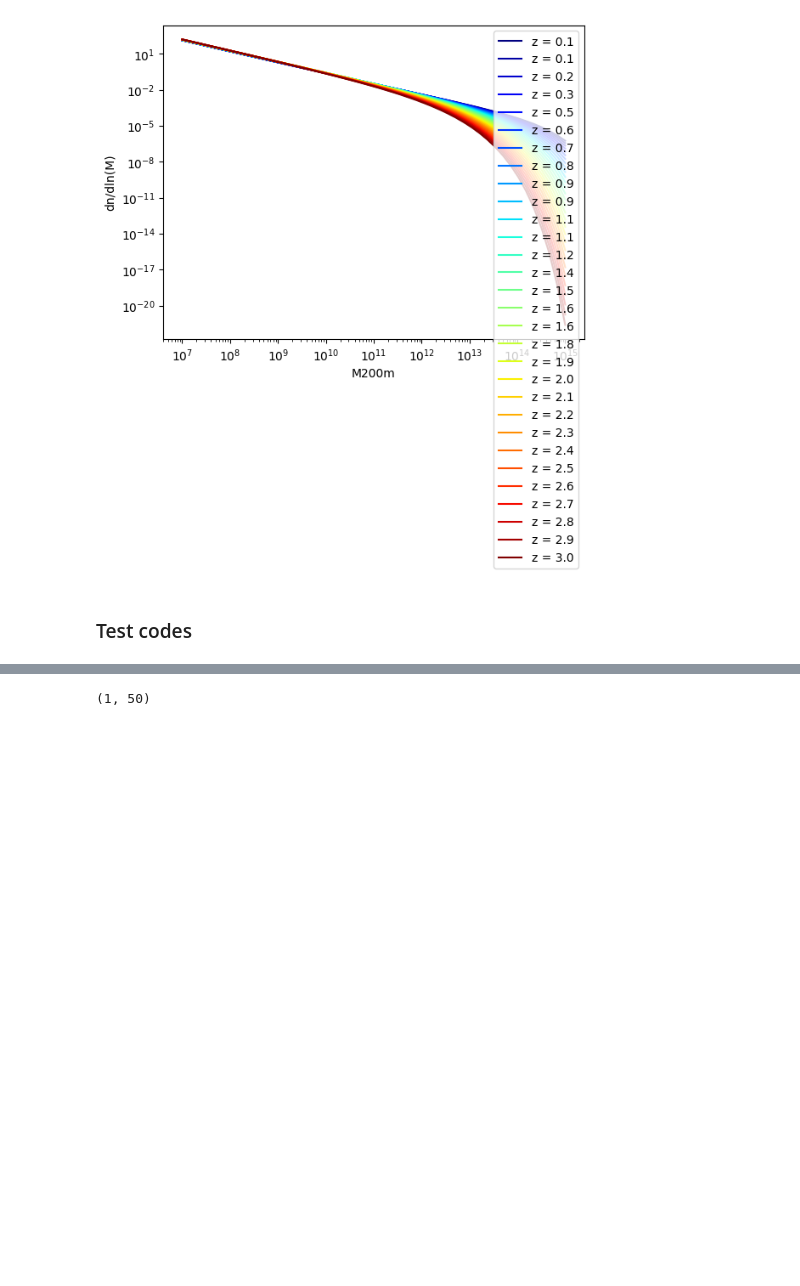
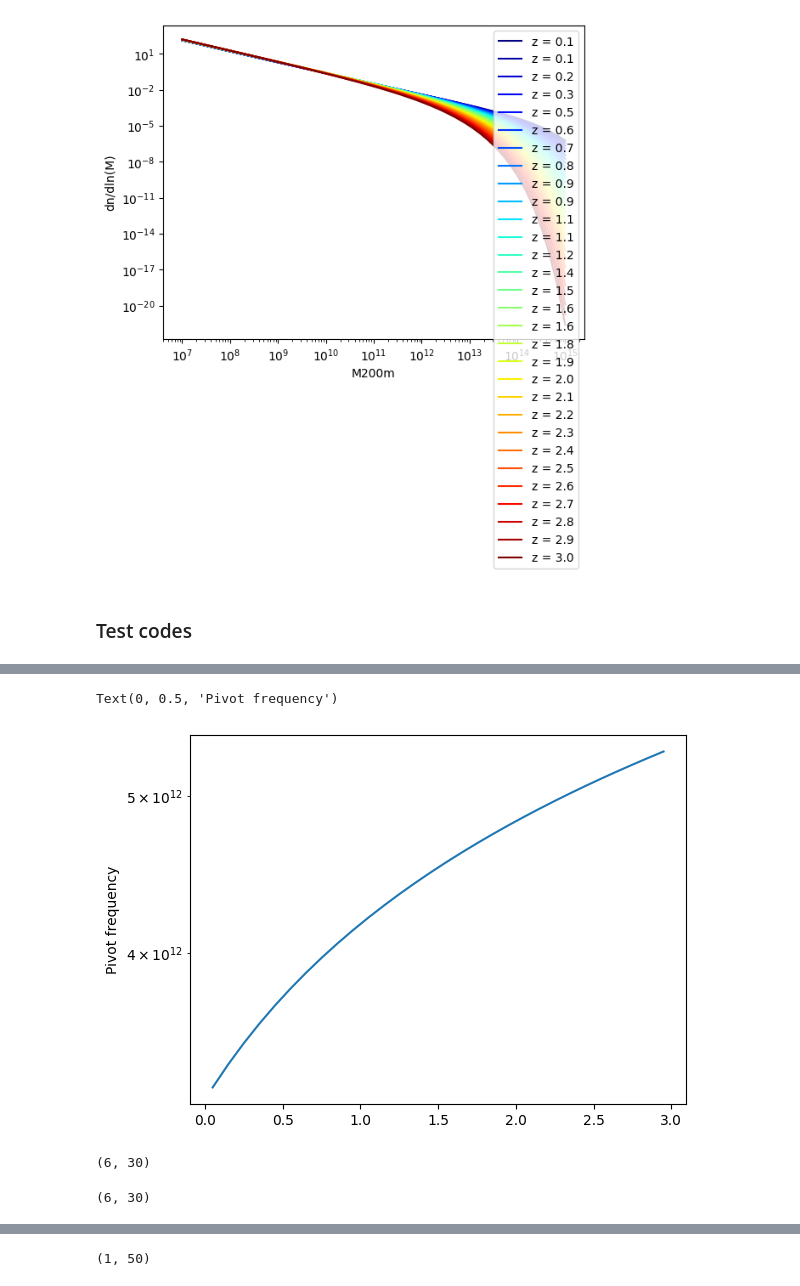
Before and after one commit to destrys/galCIB, a Jupyter notebook: base-lcdm.ipynb, the cells around one changed output, grey strips where cells are left out. Drawn from its saved outputs; the diff is of its cells as text; code cells hidden in the pictures; blank space fills up the shorter version.

```diff
--- a/base-lcdm.ipynb
+++ b/base-lcdm.ipynb
@@ -141,0 +163,7 @@ import numpy as np
+# %%
+nu0z = cib.nu0_z(beta, Td)
+plt.semilogy(z, nu0z)
+plt.ylabel("Pivot frequency")
+# %% [output]
+Text(0, 0.5, 'Pivot frequency')
+[figure, added]
@@ -141,0 +188,5 @@ import numpy as np
+# %%
+flag = nu_primes < nu0z[np.newaxis, :]
+flag.shape
+# %% [output]
+(6, 30)
@@ -141,0 +197,4 @@ import numpy as np
+# %%
+theta.shape
+# %% [output]
+(6, 30)
```
Also changed, not shown: parts of 15 cells of this notebook, 3 other files.
